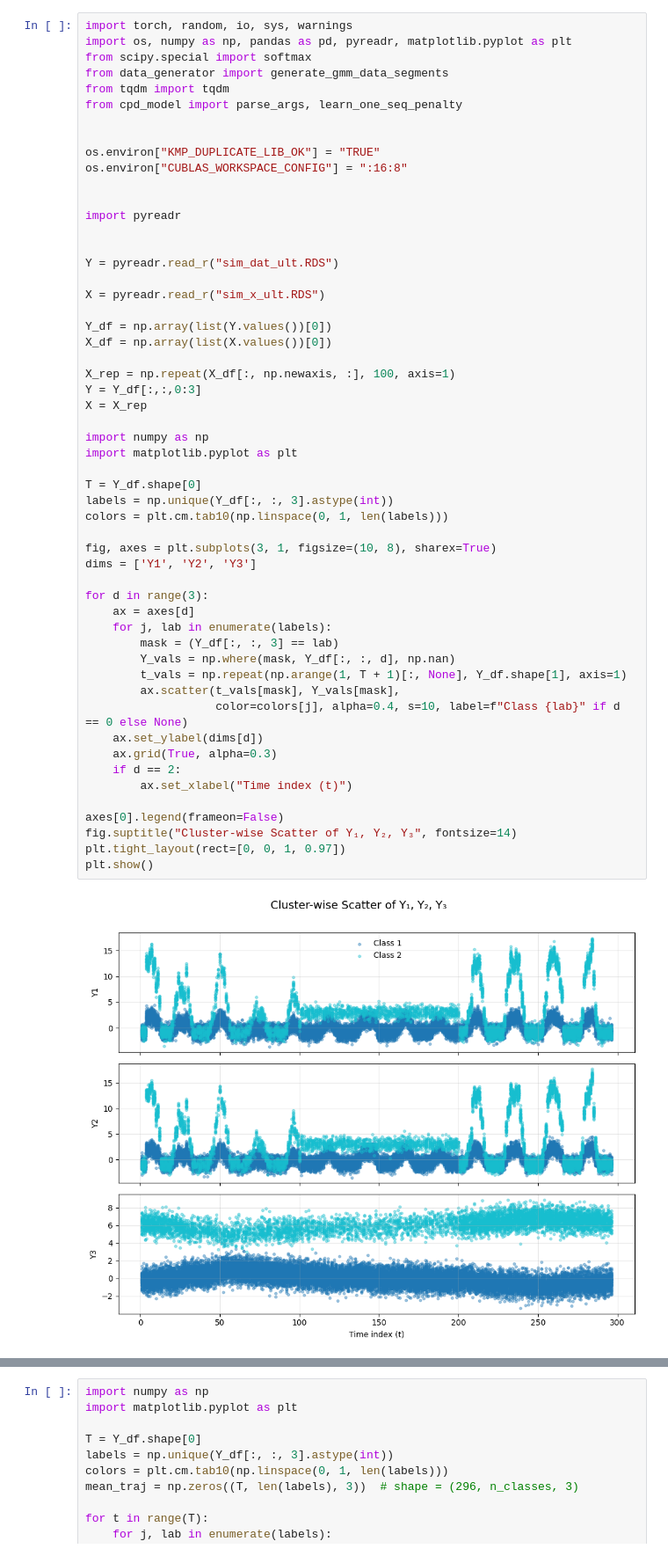
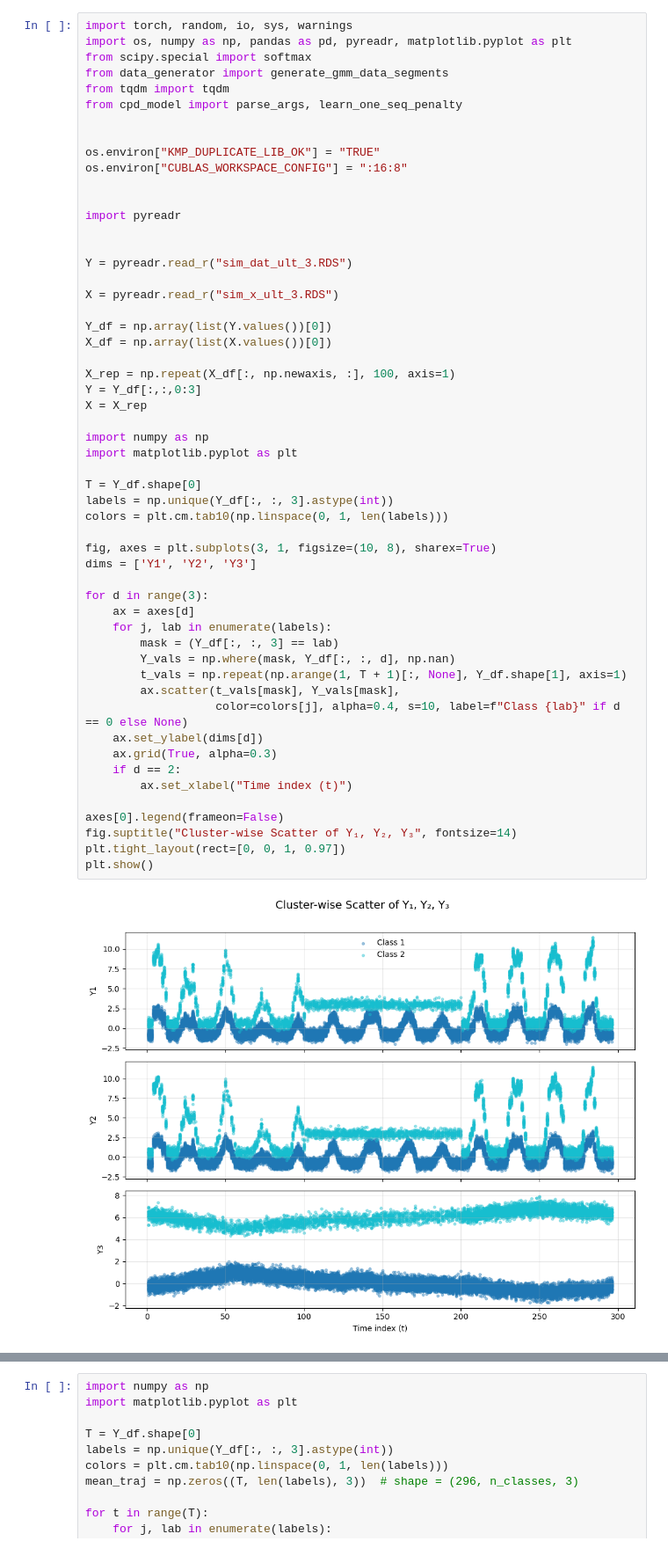
Before and after one commit to allenkei/CPD_FlowCytometry, a Jupyter notebook: sims_py/simulate_sw.ipynb, the cells around one changed output, grey strips where cells are left out. Shown at 88% size. Saved outputs shown, nothing was run; the diff lists cells and outputs as text.

```diff
--- a/sims_py/test.ipynb
+++ b/sims_py/simulate_sw.ipynb
@@ -14,9 +14,9 @@ os.environ["CUBLAS_WORKSPACE_CONFIG"] = ":16:8"
 import pyreadr
 
 
-Y = pyreadr.read_r("sim_dat_ult.RDS")
+Y = pyreadr.read_r("sim_dat_ult_3.RDS")
 
-X = pyreadr.read_r("sim_x_ult.RDS")
+X = pyreadr.read_r("sim_x_ult_3.RDS")
 
 Y_df = np.array(list(Y.values())[0])
 X_df = np.array(list(X.values())[0])
@@ -26,34 +26,34 @@ Y = Y_df[:,:,0:3]
 X = X_rep
 
 import numpy as np
 import matplotlib.pyplot as plt
 
 T = Y_df.shape[0]
 labels = np.unique(Y_df[:, :, 3].astype(int))
 colors = plt.cm.tab10(np.linspace(0, 1, len(labels)))
 
 fig, axes = plt.subplots(3, 1, figsize=(10, 8), sharex=True)
 dims = ['Y1', 'Y2', 'Y3']
 
 for d in range(3):
     ax = axes[d]
     for j, lab in enumerate(labels):
         mask = (Y_df[:, :, 3] == lab)
         Y_vals = np.where(mask, Y_df[:, :, d], np.nan)
         t_vals = np.repeat(np.arange(1, T + 1)[:, None], Y_df.shape[1], axis=1)
         ax.scatter(t_vals[mask], Y_vals[mask],
                    color=colors[j], alpha=0.4, s=10, label=f"Class {lab}" if d == 0 else None)
     ax.set_ylabel(dims[d])
     ax.grid(True, alpha=0.3)
     if d == 2:
         ax.set_xlabel("Time index (t)")
 
 axes[0].legend(frameon=False)
 fig.suptitle("Cluster-wise Scatter of Y₁, Y₂, Y₃", fontsize=14)
 plt.tight_layout(rect=[0, 0, 1, 0.97])
 plt.show()
 # %% [output]
-[figure, old version]
+[figure, new version]
 # %%
 device = torch.device("cuda" if torch.cuda.is_available() else "cpu")
 print(f"[INFO] Using device: {device}")
```
Also changed, not shown: parts of 2 cells of this notebook, 4 other files.
